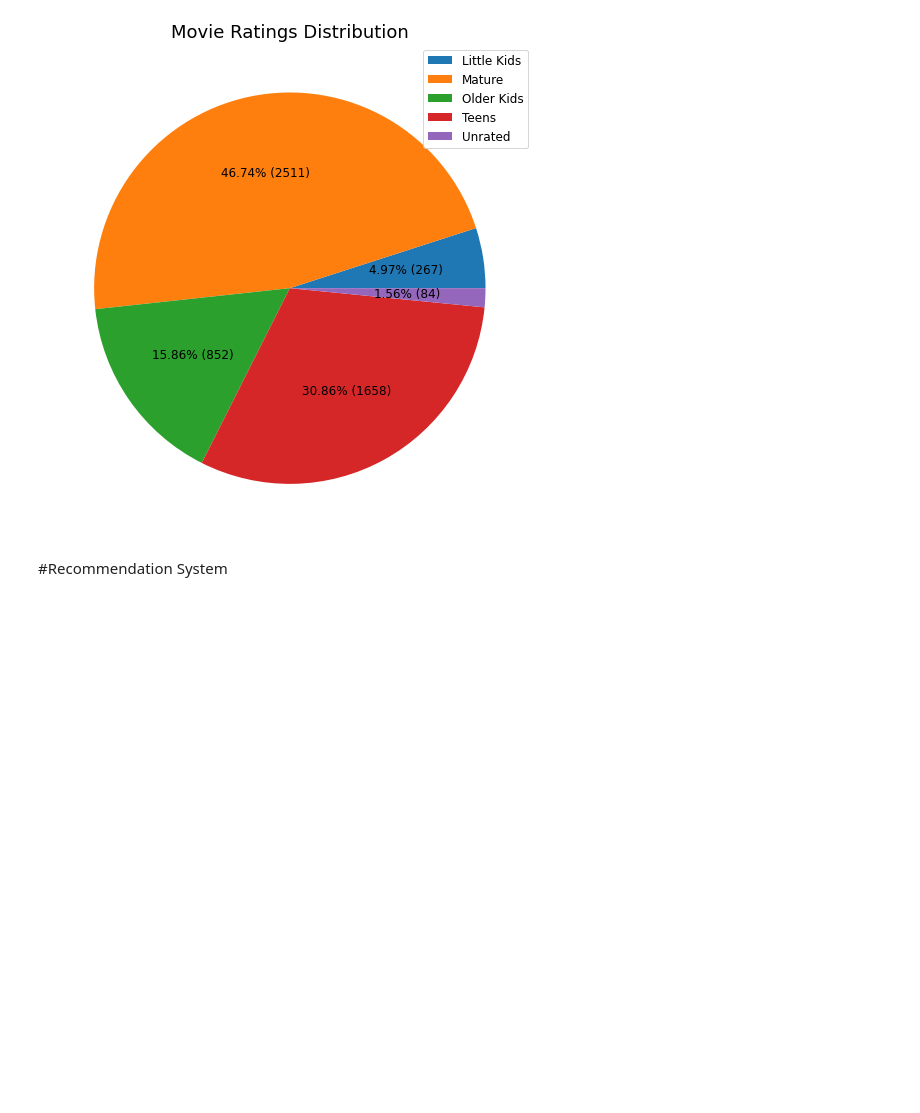
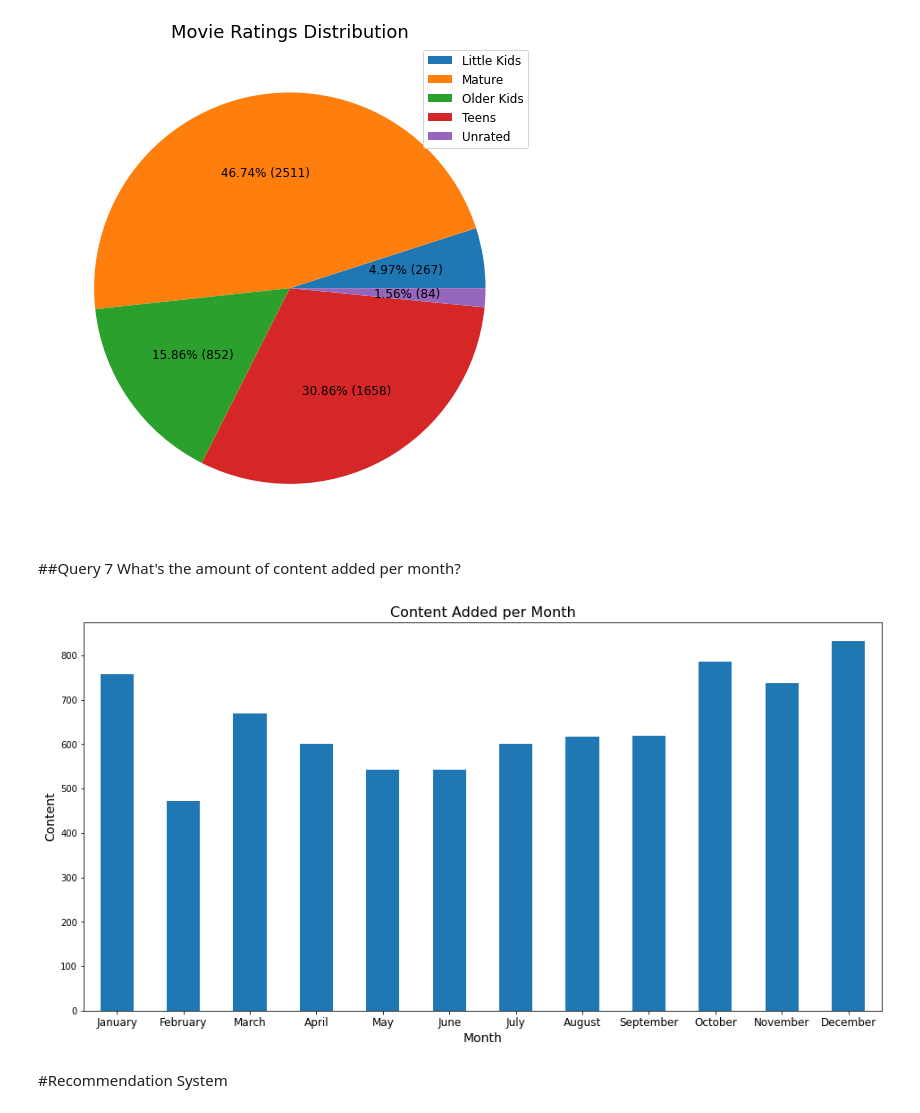
Before and after one commit to konkall/Netflix_data_mining, a Jupyter notebook: NetflixDataAnalysis.ipynb, the cells around one changed output. Saved outputs shown, nothing was run; the diff lists cells and outputs as text; code cells hidden in the pictures; blank space fills up the shorter version.

Commit message:
Query 7 Completed

```diff
--- a/NetflixDataAnalysis.ipynb
+++ b/NetflixDataAnalysis.ipynb
@@ -263,5 +257,37 @@ plt.legend(labels = ratings_name, prop={"size":12})
 plt.show()
 # %% [output]
 [figure]
+# %% [markdown]
+##Query 7
+What's the amount of content added per month?
+# %%
+tempdf = df
+
+months = ["January", "February", "March", "April", "May", "June",
+          "July", "August", "September", "October", "November", "December"]
+
+#Preprocessing: Deleting rows that contain a NaN value under "date_added"
+tempdf.dropna(subset = ["date_added"], inplace=True)
+tempdf = tempdf.reset_index()
+
+
+#Changes the date_added column date format from "M D, Y" to "Y"
+tempdf['date_added'] = tempdf['date_added'].str.split().str[0]
+
+#We apply "categorical" so that we'll have the months in the "correct" order when sorted
+tempdf['date_added'] = pd.Categorical(tempdf['date_added'], categories=months, ordered=True)
+
+tempdf = tempdf.groupby('date_added').size()
+
+#We plot our data
+tempdf.plot.bar(figsize = (16,8))
+plt.title('Content Added per Month', fontsize = 16)
+plt.xticks(rotation = 0, fontsize = 12)
+plt.xlabel('Month', fontsize = 14)
+plt.ylabel('Content', fontsize = 14)
+
+plt.show()
+# %% [output]
+[figure, added]
 # %% [markdown]
 #Recommendation System
```
Also changed, not shown: parts of 2 cells of this notebook.
